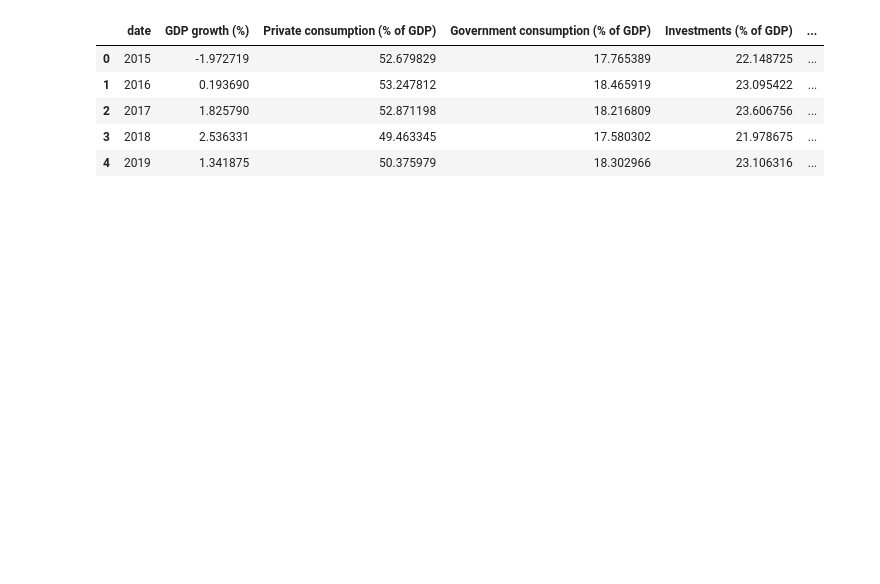
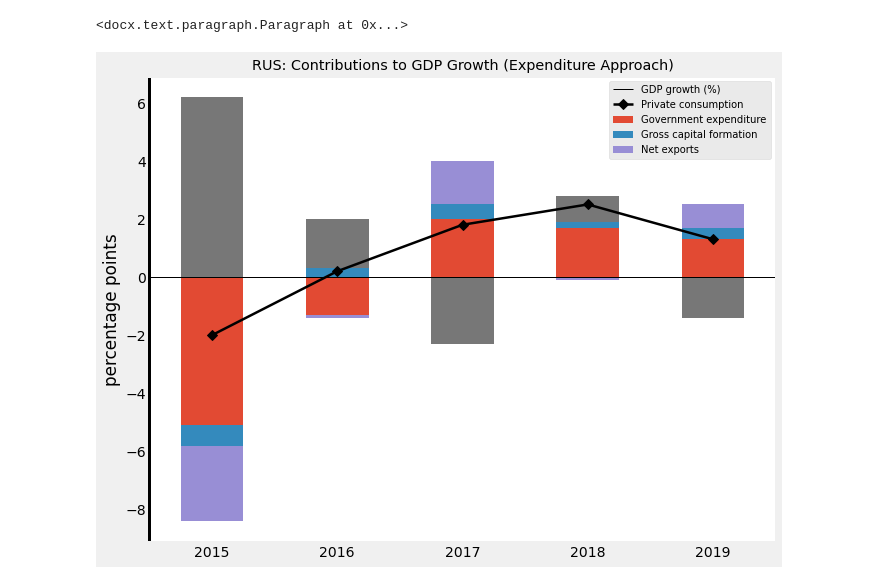
Before and after one commit to jessonpagaduan/ADO-Russia, a Jupyter notebook: RUS-ADO.ipynb, the cells around one changed output. Drawn from its saved outputs; the diff is of its cells as text; code cells hidden in the pictures; blank space fills up the shorter version.

```diff
--- a/RUS-ADO.ipynb
+++ b/RUS-ADO.ipynb
@@ -19 +4,29 @@ doc.add_heading(f'{country}: Asian Development Outlook (ADO) Section')
+# %%
+### Import Libraries/Functions + Set Country + Initial Word file
+
+# Import libraries
+import wbdata as wb                            # World Bank API
+import pandas as pd                            # Data analysis
+import numpy as np                             # Numerical computing
+import datetime as dt                          # Provides classes to manipulate dates & time
+import seaborn as sns                          # Data visualization
+import docx                                    # Manipulate docx files
+import plotnine                                # Replication of ggplot2 R package > Not using it for now, but would be good to try
+
+# Import functions from libraries
+from docx.shared import Cm                     # Import 'Cm' function, from 'shared' modules of the 'docx' library
+from docx.enum.text import WD_ALIGN_PARAGRAPH  # Import 'WD_ALIGN_PARAGRAPH' function from the 'text' sub-module from 'enum' module of 'docx' library
+from matplotlib import pyplot as plt           # Import 'pyplot' function from 'matplotlib' library (but not the overall library)
+
+# Set country of interest
+country = 'RUS' #
+# >>> Something else we'll need is to write down 'Russian Federation', instead of 'RUS' in the text and the graphs generated below, whenever country = 'RUS'; and similarly for other countries >>> Could you look for the best way of doing that? We could input the matching from a .csv file that would have a column with the iso 3-digit codes and another column with the country name as per ADB's convention
+
+# Create blank .docx where the output will be exported
+doc = docx.Document()
+
+# Add title (heading level 0)
+doc.add_heading(f'{country}: Asian Development Outlook', level=0)
+# %% [output]
+<docx.text.paragraph.Paragraph at 0x...>
 # %%
@@ -49,9 +85,0 @@ df_gdp['Exports (contribution, pp)'] = df_gdp.iloc[:, 5].shift(1) / 100 * df_gdp
-# %%
-df_gdp
-# %% [output]
-|  | date | GDP growth (%) | Private consumption (% of GDP) | Government consumption (% of GDP) | Investments (% of GDP) | ... |
-| 0 | 2015 | -1.972719 | 52.679829 | 17.765389 | 22.148725 | ... |
-| 1 | 2016 | 0.193690 | 53.247812 | 18.465919 | 23.095422 | ... |
-| 2 | 2017 | 1.825790 | 52.871198 | 18.216809 | 23.606756 | ... |
-| 3 | 2018 | 2.536331 | 49.463345 | 17.580302 | 21.978675 | ... |
-| 4 | 2019 | 1.341875 | 50.375979 | 18.302966 | 23.106316 | ... |
@@ -57,0 +127,41 @@ df_gdp
+# %%
+### GDP Growth Contributions Plot – Expenditure Approach
+
+# Create dataframe to plot
+df_graph = df_gdp.iloc[:, [0, 1, 13, 14, 15, 18]].dropna()    # dropna > Drop missing values
+
+# Create blank canvas + axis >>> Also change font used in the graph to the same as in the paragraphs (i.e. Cambria)
+fig, ax = plt.subplots(figsize=(10, 8))                       # 'fig' creates the figure / 'ax' creates axis
+plt.style.use('ggplot')                                       # Select scheme > ggplot to make it look like R plot
+ax.set_facecolor('xkcd:white')                                # Set inner background to white
+                                                              # >>> Set outer background to white as well
+ax.spines['left'].set_color('black')                          # Set y-axis color to black
+                                                              # >>> Also make the linewidth thinner
+plt.axhline(y=0, xmin=0, xmax=1, lw=1, color='black')         # Add horizontal line
+ax.tick_params(colors='black')                                # Set axis labels to black
+ax.yaxis.label.set_color('black')                             # Set axis title to black
+
+# Create stacked bar chart of the components
+df_graph.set_index('date').iloc[:, 1:].plot(kind='bar', stacked=True, ax=ax) #Select all rows–All columns from the 1st one (i.e. excluding the 0 column, which is date)
+
+# Create line plot of the GDP growth series
+ax.plot(df_graph['date'], df_graph.iloc[:, 1], lw=2.5, marker='D', markersize=7, color='black')
+
+# Set legend
+ax.legend(['GDP growth (%)', 'Private consumption', 'Government expenditure',
+           'Gross capital formation', 'Net exports'])         # Manually set legend keys
+
+# Set graph formatting + Save to local folder
+ax.set_title(f'{country}: Contributions to GDP Growth (Expenditure Approach)')
+ax.set_ylabel('percentage points')
+ax.set_xlabel('')
+plt.xticks(rotation=0)
+ax.grid(False)
+plt.savefig(f'{country}_GDP_components.png')
+
+# Add plot to .docx
+graph = doc.add_picture(f'{country}_GDP_components.png', width=Cm(10), height=Cm(7))
+last_paragraph = doc.paragraphs[-1]                           # Define last paragraph (i.e. the plot), because the 'alignment' function only applies to paragraphs (not directly graphs)
+last_paragraph.alignment = WD_ALIGN_PARAGRAPH.CENTER
+# %% [output]
+[figure, added]
```
Also changed, not shown: parts of 13 cells of this notebook.
